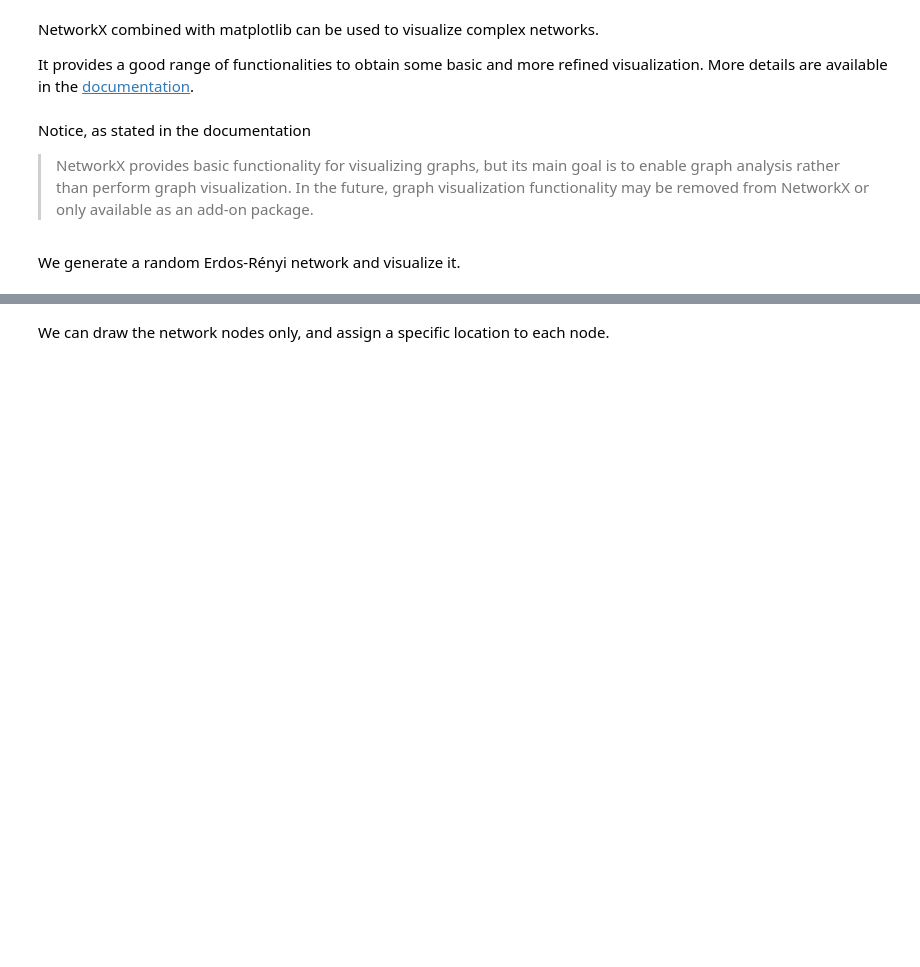
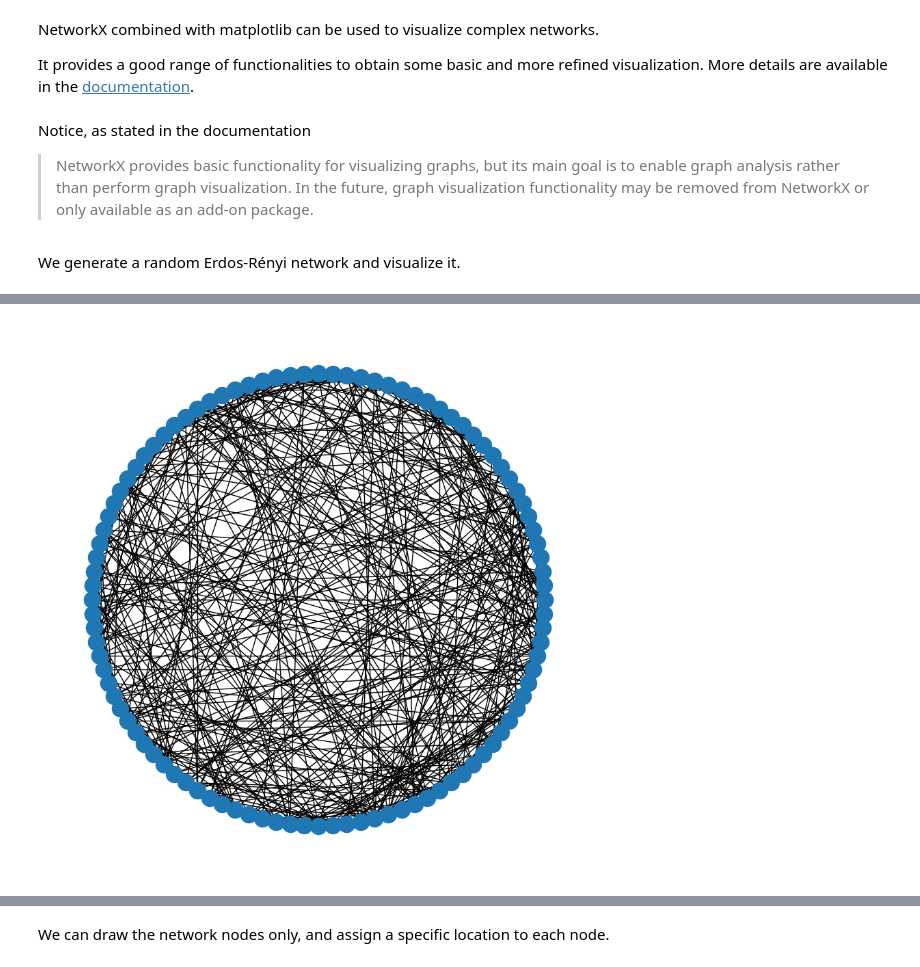
Before and after one commit to micheletizzoni/Digital_epidemiology, a Jupyter notebook: notebooks/nb02_networkX_visualization.ipynb, the cells around one changed output, grey strips where cells are left out. Cells and saved outputs as stored; diff of their text form; code cells hidden in the pictures; blank space fills up the shorter version.

```diff
--- a/notebooks/nb02_networkX_visualization.ipynb
+++ b/notebooks/nb02_networkX_visualization.ipynb
@@ -261,4 +265,6 @@ plt.axis('off')
 # %%
-plt.figure(figsize=(10,10))
+plt.figure(figsize=(8,8))
 nx.draw_circular(ER)
+# %% [output]
+[figure, added]
 # %%
```
Also changed, not shown: parts of 16 cells of this notebook, 1 other file.
